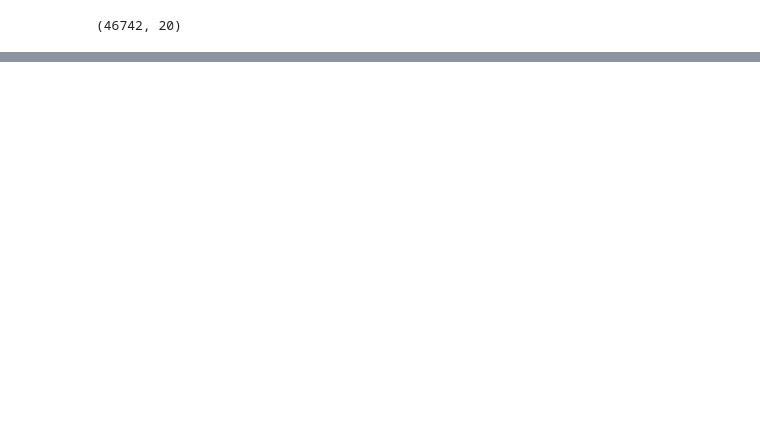
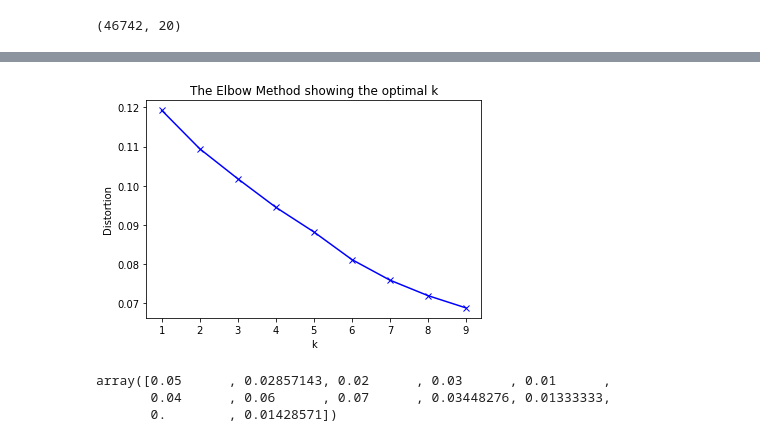
Before and after one commit to amitnjha/Coursera_Capstone, a Jupyter notebook: final_project.ipynb, the cells around one changed output, grey strips where cells are left out. Cells and saved outputs as stored; diff of their text form; code cells hidden in the pictures; blank space fills up the shorter version.

```diff
--- a/final_project.ipynb
+++ b/final_project.ipynb
@@ -334,0 +394,2 @@ def get_category_type(row):
+# %%
+results = requests.get(url).json()
@@ -334,0 +496,15 @@ def get_category_type(row):
+# %%
+# one hot encoding
+stl_onehot = pd.get_dummies(stl_venues[['Venue Category']], prefix="", prefix_sep="")
+#stl_onehot.drop(['Neighborhood'], axis=1, inplace=True)
+# add neighborhood column back to dataframe
+stl_onehot['Neighborhood'] = stl_venues['Neighborhood']
+
+fixed_columns = [stl_onehot.columns[-1]] + list(stl_onehot.columns[:-1])
+stl_onehot = stl_onehot[fixed_columns]
+
+stl_onehot = stl_onehot[fixed_columns]
+# %%
+stl_grouped = stl_onehot.groupby('Neighborhood').mean().reset_index()
+stl_grouped
+stl_grouped.head()
@@ -334,0 +577,11 @@ def get_category_type(row):
+# %%
+#hyperparameter number of clusters
+
+kclusters = 6
+stl_grouped_clustering = stl_grouped.drop('Neighborhood', 1)
+stl_grouped_clustering.head()
+# # run k-means clustering
+kmeans = KMeans(n_clusters=kclusters, random_state=0).fit(stl_grouped_clustering)
+
+# # # check cluster labels generated for each row in the dataframe
+kmeans.labels_
@@ -334,0 +668,27 @@ def get_category_type(row):
+# %%
+from scipy.spatial.distance import cdist
+
+distortions = []
+
+K = range(1,10)
+for k in K:
+    kmeanModel = KMeans(n_clusters=k).fit(stl_grouped_clustering)
+    #kmeanModel.fit(stl_grouped_clustering)
+    distortions.append(sum(np.min(cdist(stl_grouped_clustering, kmeanModel.cluster_centers_, 'euclidean'), axis=1)) / stl_grouped_clustering.shape[0])
+
+plt.plot(K, distortions, 'bx-')
+plt.xlabel('k')
+plt.ylabel('Distortion')
+plt.title('The Elbow Method showing the optimal k')
+plt.show()
+# %% [output]
+[figure, added]
+# %%
+#silhouette_score for the cluster with K=6
+from sklearn.metrics import silhouette_score
+silhouette_score(stl_grouped_clustering,kmeans.labels_)
+stl_grouped_clustering.iloc[:, 3].unique()
+# %% [output]
+array([0.05      , 0.02857143, 0.02      , 0.03      , 0.01      ,
+       0.04      , 0.06      , 0.07      , 0.03448276, 0.01333333,
+       0.        , 0.01428571])
```
Also changed, not shown: parts of 73 cells of this notebook.
